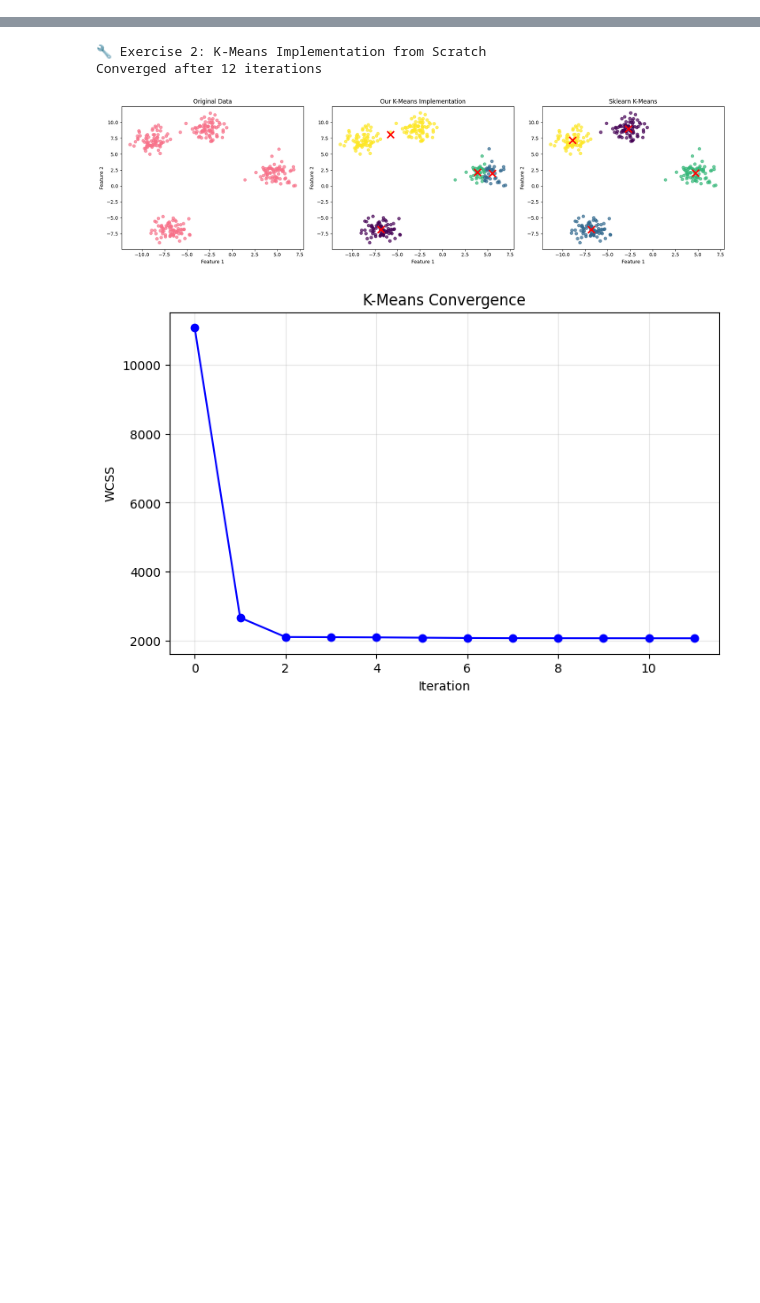
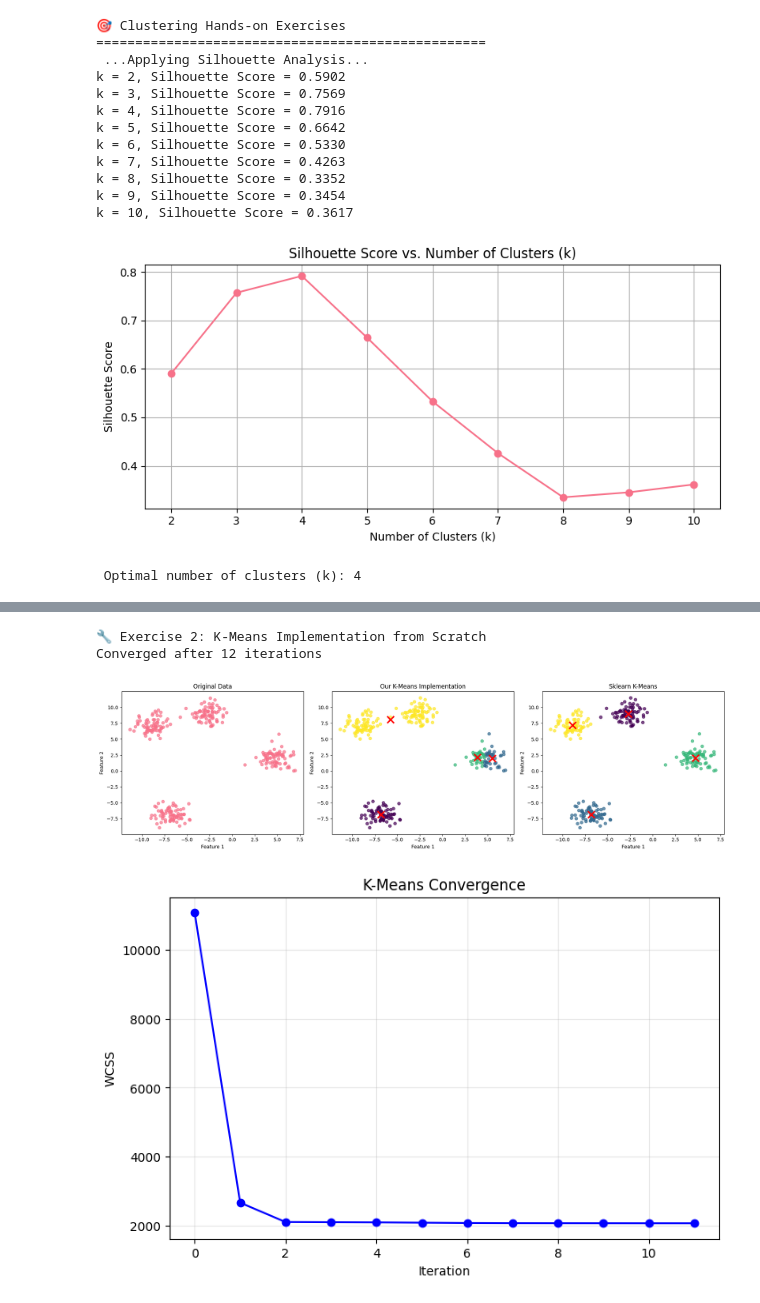
Before and after one commit to retiredbatmanforsale/lexai-fellowship, a Jupyter notebook: clustering_theory_and_implementation.ipynb, the cells around one changed output, grey strips where cells are left out. Cells and saved outputs as stored; diff of their text form; code cells hidden in the pictures; blank space fills up the shorter version.

```diff
--- a/clustering_theory_and_implementation.ipynb
+++ b/clustering_theory_and_implementation.ipynb
@@ -264,0 +138,70 @@ print("=" * 50)
+# %%
+# Clustering - Complete Python Hands-on Exercises
+import numpy as np
+import matplotlib.pyplot as plt
+import pandas as pd
+from sklearn.datasets import make_blobs, make_circles
+from sklearn.preprocessing import StandardScaler
+from sklearn.cluster import KMeans, AgglomerativeClustering
+from sklearn.metrics import silhouette_score, adjusted_rand_score
+from scipy.cluster.hierarchy import dendrogram, linkage
+from scipy.spatial.distance import pdist, squareform
+import seaborn as sns
+import warnings
+warnings.filterwarnings('ignore')
+
+# Set style for better plots
+plt.style.use('default')
+sns.set_palette("husl")
+
+print("🎯 Clustering Hands-on Exercises")
+print("=" * 50)
+
+X, _ = make_blobs(n_samples=300, centers=4, cluster_std=1.0,
+                  random_state=42)
+
+
+# Function to perform silhouette analysis
+def silhouette_analysis(X, max_k=10): # let's choose max k as 10.
+    silhouette_scores = {} # use this to store the score for all the clustering fits from k=2 to k=10
+    for k in range(2, max_k + 1):  # Start from k = 2 till k = 10
+        kmeans = KMeans(n_clusters=k, random_state=42, n_init='auto')
+        labels = kmeans.fit_predict(X)
+        score = silhouette_score(X, labels) # gives us (Overall Silhouette Score = Mean over all points)
+        silhouette_scores[k] = score # storing the score for all values of k, in a key-value dict
+        print(f"k = {k}, Silhouette Score = {score:.4f}")
+
+    # Plotting
+    plt.figure(figsize=(8, 4))
+    plt.plot(list(silhouette_scores.keys()), list(silhouette_scores.values()), marker='o') #only meaningful line, other lines are to beautify the code
+    plt.title("Silhouette Score vs. Number of Clusters (k)")
+    plt.xlabel("Number of Clusters (k)")
+    plt.ylabel("Silhouette Score")
+    plt.grid(True)
+    plt.tight_layout()
+    plt.show()
+
+    # Return the dictionary of scores
+    return silhouette_scores
+
+print(" ...Applying Silhouette Analysis...")
+silhouette_scores = silhouette_analysis(X, max_k=10)
+
+# Find the best k
+best_k = max(silhouette_scores, key=silhouette_scores.get)
+print(f"\n Optimal number of clusters (k): {best_k}")
+# %% [output]
+🎯 Clustering Hands-on Exercises
+==================================================
+ ...Applying Silhouette Analysis...
+k = 2, Silhouette Score = 0.5902
+k = 3, Silhouette Score = 0.7569
+k = 4, Silhouette Score = 0.7916
+k = 5, Silhouette Score = 0.6642
+k = 6, Silhouette Score = 0.5330
+k = 7, Silhouette Score = 0.4263
+k = 8, Silhouette Score = 0.3352
+k = 9, Silhouette Score = 0.3454
+k = 10, Silhouette Score = 0.3617
+[figure, added]
+ Optimal number of clusters (k): 4
```
Also changed, not shown: parts of 15 cells of this notebook, 6 other files.
